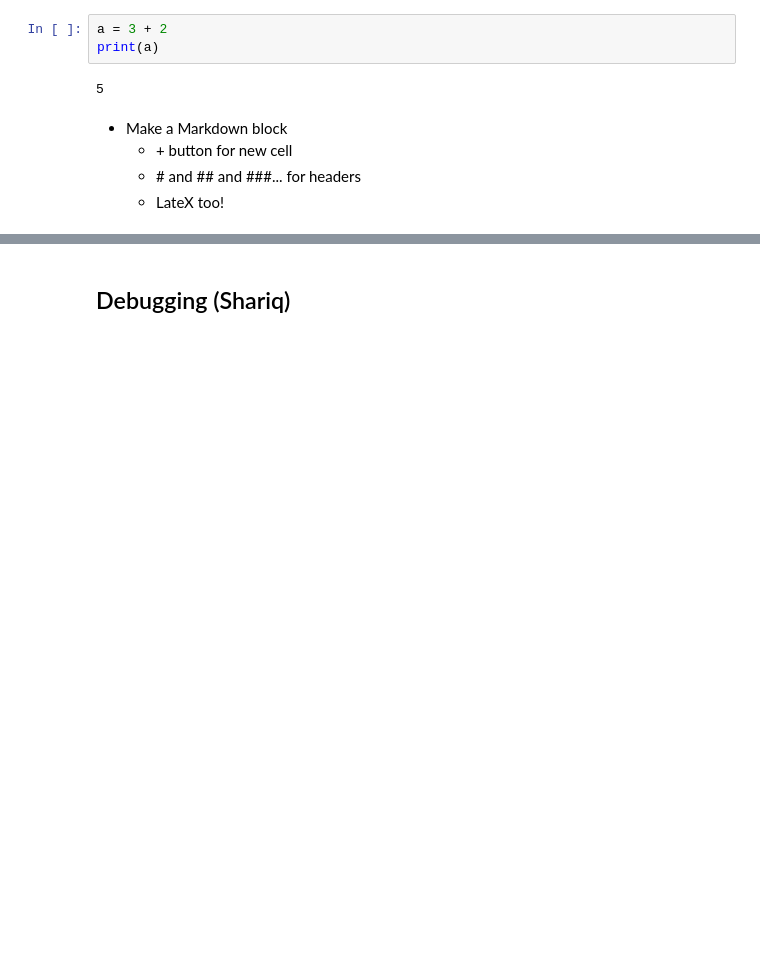
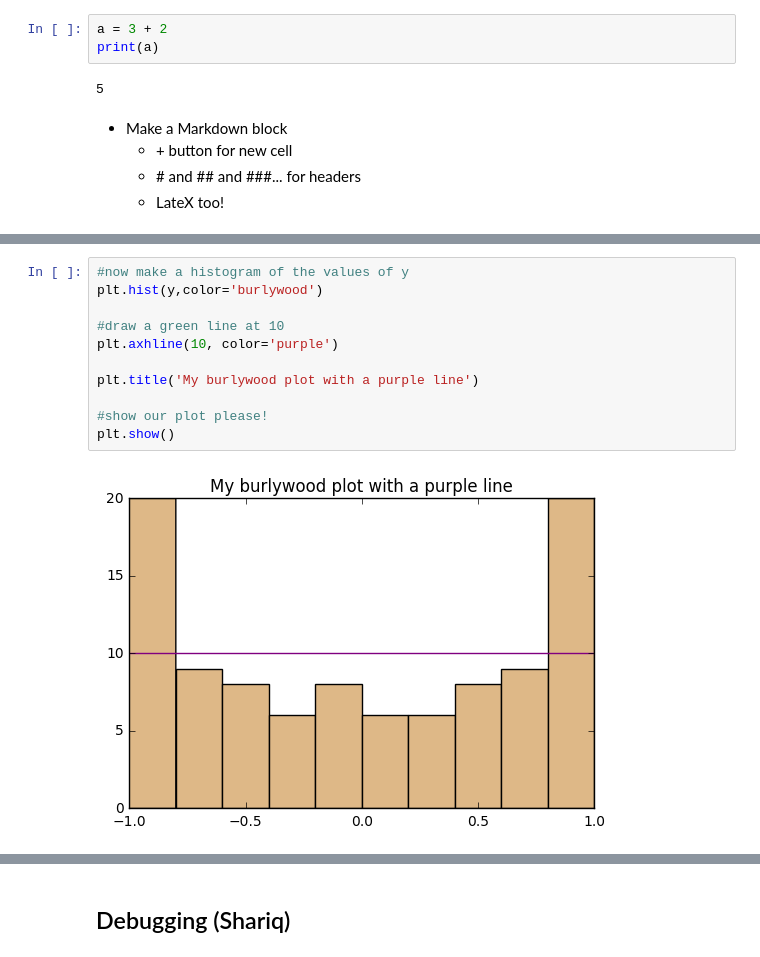
Before and after one commit to rctn/ComputationalWorkshops, a Jupyter notebook: Intro To Python & GitHub.ipynb, the cells around one changed output, grey strips where cells are left out. Saved outputs shown, nothing was run; the diff lists cells and outputs as text; blank space fills up the shorter version.

```diff
--- a/Intro To Python & GitHub.ipynb
+++ b/Intro To Python & GitHub.ipynb
@@ -134,0 +210,13 @@ SyntaxError: invalid syntax (<ipython-input-1-0f113bdf745d>, line 3)
+# %%
+#now make a histogram of the values of y
+plt.hist(y,color='burlywood')
+
+#draw a green line at 10
+plt.axhline(10, color='purple')
+
+plt.title('My burlywood plot with a purple line')
+
+#show our plot please!
+plt.show()
+# %% [output]
+[figure, added]
```
Also changed, not shown: parts of 19 cells of this notebook, 1 other file.
